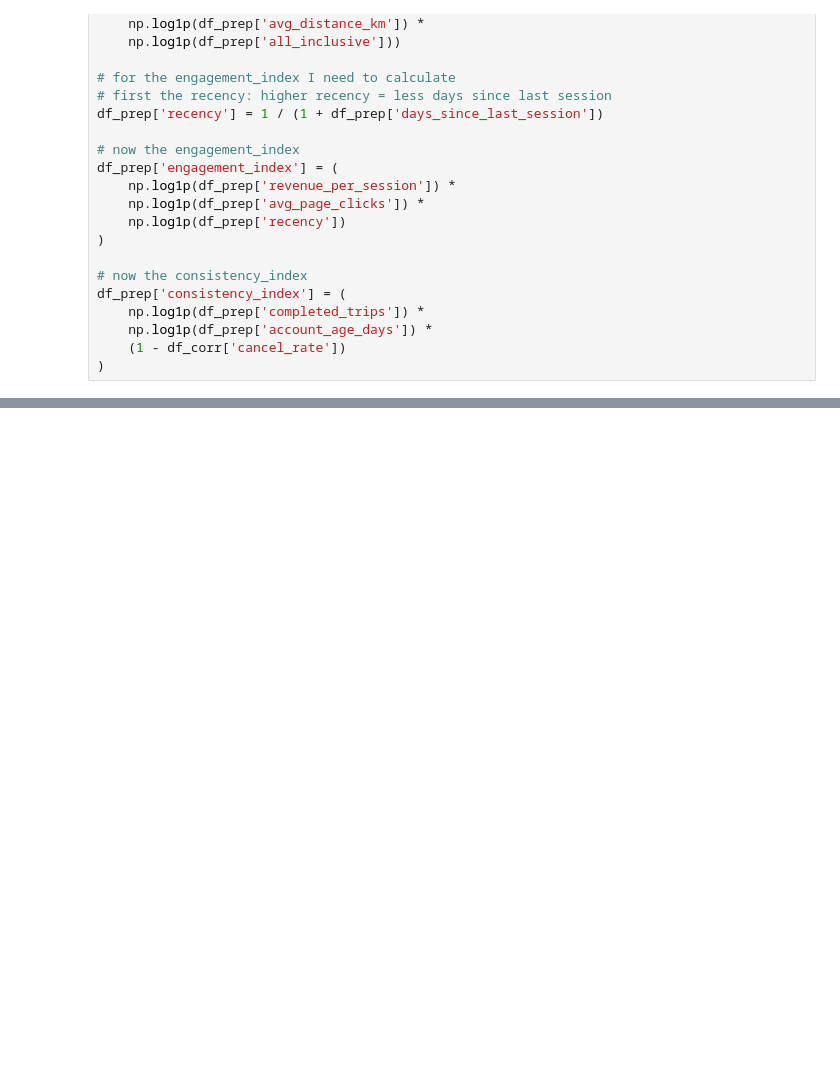
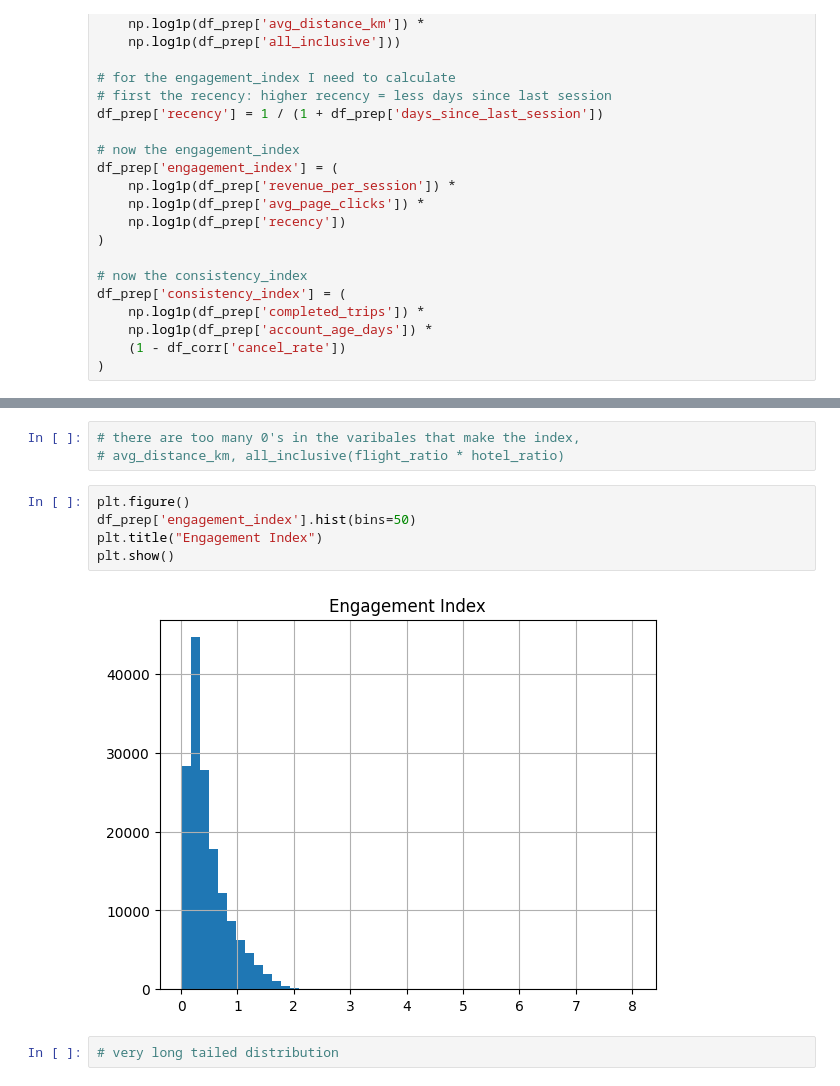
Before and after one commit to adrianmrizo/Client-Segmentation-Analysis, a Jupyter notebook: Adrian_Travel_Tide_Mastery_Project.ipynb, the cells around one changed output, grey strips where cells are left out. Saved outputs shown, nothing was run; the diff lists cells and outputs as text; blank space fills up the shorter version.

```diff
--- a/Adrian_Travel_Tide_Mastery_Project.ipynb
+++ b/Adrian_Travel_Tide_Mastery_Project.ipynb
@@ -1073,0 +1126,12 @@ df_prep['consistency_index'] = (
+# %%
+# there are too many 0's in the varibales that make the index,
+# avg_distance_km, all_inclusive(flight_ratio * hotel_ratio)
+# %%
+plt.figure()
+df_prep['engagement_index'].hist(bins=50)
+plt.title("Engagement Index")
+plt.show()
+# %% [output]
+[figure, added]
+# %%
+# very long tailed distribution
```
Also changed, not shown: parts of 18 cells of this notebook.
